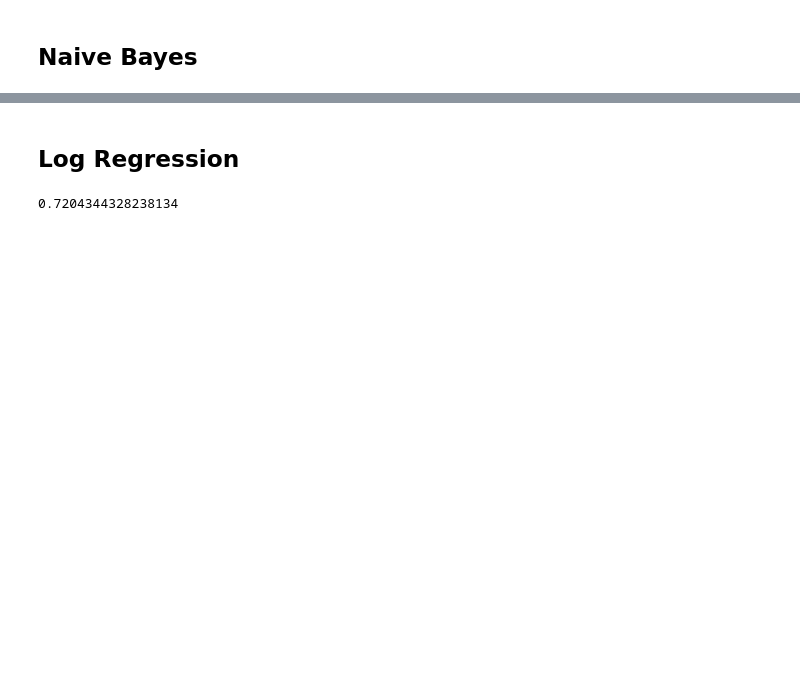
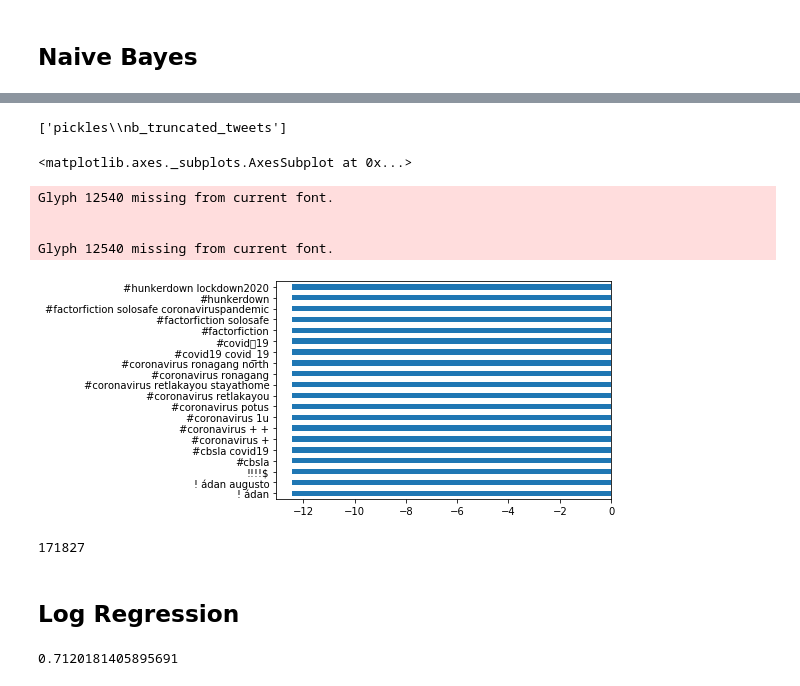
Before and after one commit to tallywiesenberg/coronavirus-twitter, a Jupyter notebook: Untitled1.ipynb, the cells around one changed output, grey strips where cells are left out. Drawn from its saved outputs; the diff is of its cells as text; code cells hidden in the pictures; blank space fills up the shorter version.

```diff
--- a/Untitled1.ipynb
+++ b/Untitled1.ipynb
@@ -225,10 +228,31 @@ eli5.show_weights(bayes, vec=counter, top=10,
+# %%
+import joblib
+filename = os.path.join('pickles', 'nb_truncated_tweets')
+joblib.dump(pipeline, filename)
+# %% [output]
+['pickles\\nb_truncated_tweets']
+# %%
+bayes_coefs = pd.Series(data=pipeline['bayes'].coef_[0], index=pipeline['counter'].get_feature_names())
+# %%
+bayes_coefs.nlargest(20).plot.barh()
+bayes_coefs.nsmallest(20).plot.barh()
+# %% [output]
+<matplotlib.axes._subplots.AxesSubplot at 0x...>
+Glyph 12540 missing from current font.
+
+
+Glyph 12540 missing from current font.
+[figure, added]
+# %%
+len(counter.get_feature_names())
+# %% [output]
+171827
 # %% [markdown]
 ## Log Regression
 # %%
 counter = CountVectorizer(
-    stop_words='english',
     tokenizer=tokenize,
-    ngram_range=(1,5),
+    ngram_range=(1,3),
     analyzer='word'
 )
 
@@ -241,4 +265,4 @@ pipeline.fit(X_train, y_train)
 
 pipeline.score(X_val, y_val)
 # %% [output]
-0.7204344328238134
+0.7120181405895691
```
Also changed, not shown: parts of 15 cells of this notebook, 16 other files.
